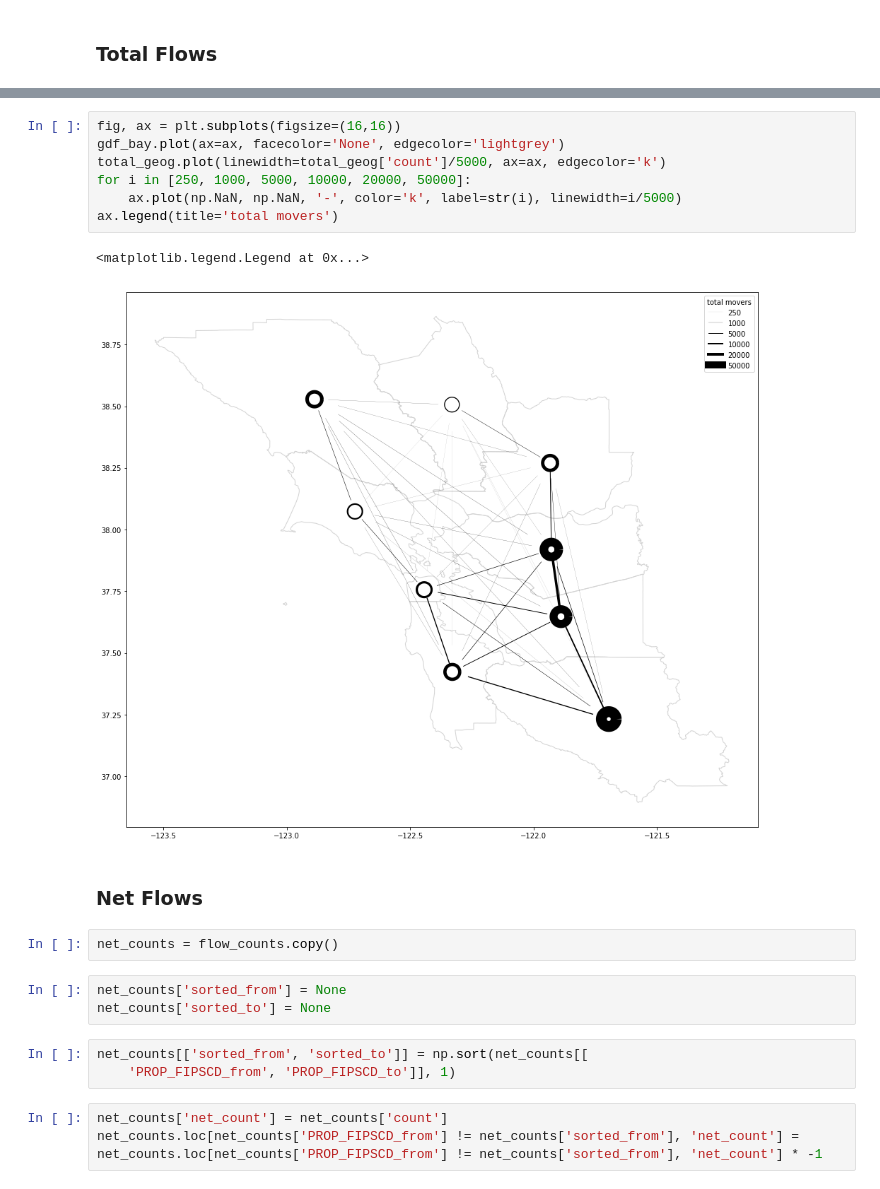
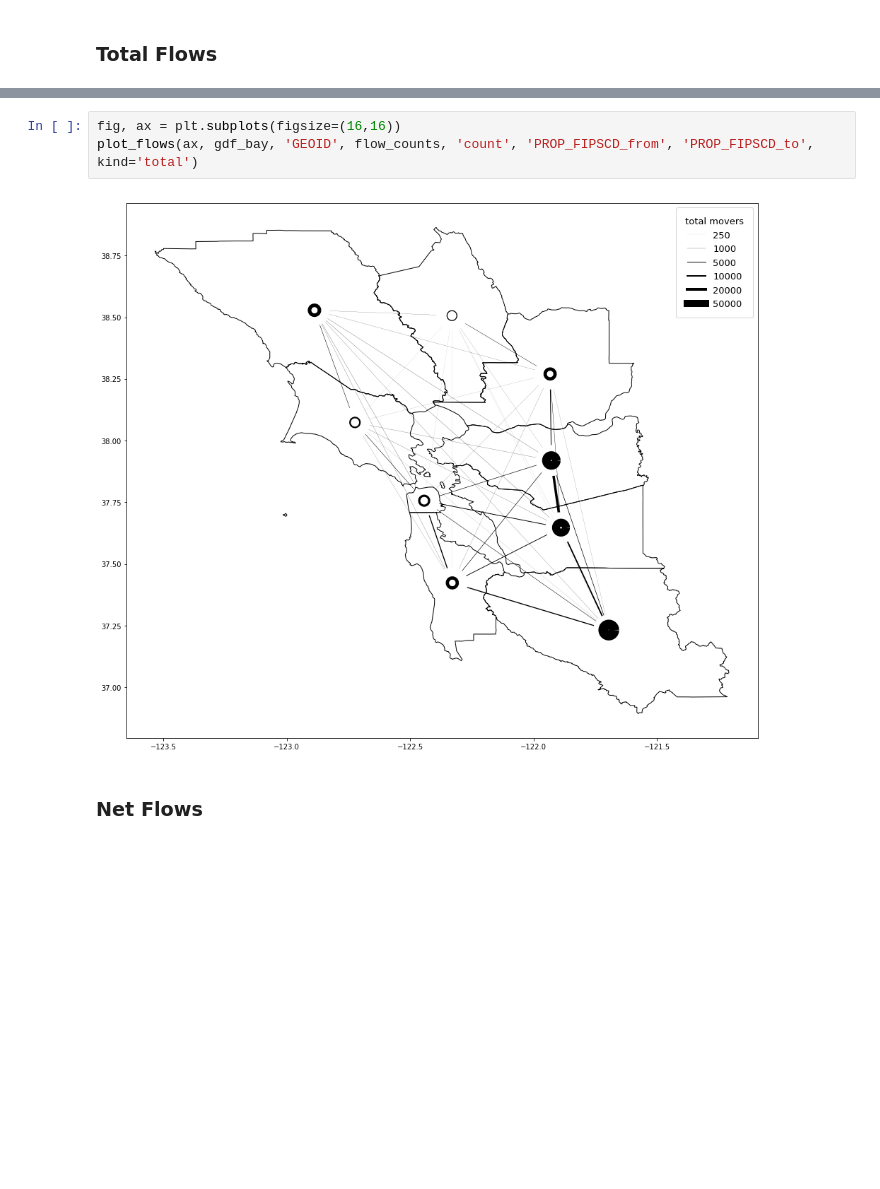
Before and after one commit to mxndrwgrdnr/infutor_wip, a Jupyter notebook: notebooks/relocation_flow_viz.ipynb, the cells around one changed output, grey strips where cells are left out. Drawn from its saved outputs; the diff is of its cells as text; blank space fills up the shorter version.

```diff
--- a/notebooks/relocation_flow_viz.ipynb
+++ b/notebooks/relocation_flow_viz.ipynb
@@ -137,23 +48,7 @@ total_geog.crs = {'init' :'epsg:4326'}
-# %%
-fig, ax = plt.subplots(figsize=(16,16))
-gdf_bay.plot(ax=ax, facecolor='None', edgecolor='lightgrey')
-total_geog.plot(linewidth=total_geog['count']/5000, ax=ax, edgecolor='k')
-for i in [250, 1000, 5000, 10000, 20000, 50000]:
-    ax.plot(np.NaN, np.NaN, '-', color='k', label=str(i), linewidth=i/5000)
-ax.legend(title='total movers')
-# %% [output]
-<matplotlib.legend.Legend at 0x...>
-[figure, removed]
+# %%
+fig, ax = plt.subplots(figsize=(16,16))
+plot_flows(ax, gdf_bay, 'GEOID', flow_counts, 'count', 'PROP_FIPSCD_from', 'PROP_FIPSCD_to', kind='total')
+# %% [output]
+[figure, added]
 # %% [markdown]
 ### Net Flows
-# %%
-net_counts = flow_counts.copy()
-# %%
-net_counts['sorted_from'] = None
-net_counts['sorted_to'] = None
-# %%
-net_counts[['sorted_from', 'sorted_to']] = np.sort(net_counts[[
-    'PROP_FIPSCD_from', 'PROP_FIPSCD_to']], 1)
-# %%
-net_counts['net_count'] = net_counts['count']
-net_counts.loc[net_counts['PROP_FIPSCD_from'] != net_counts['sorted_from'], 'net_count'] = net_counts.loc[net_counts['PROP_FIPSCD_from'] != net_counts['sorted_from'], 'net_count'] * -1
```
Also changed, not shown: parts of 32 cells of this notebook, 1 other file.
